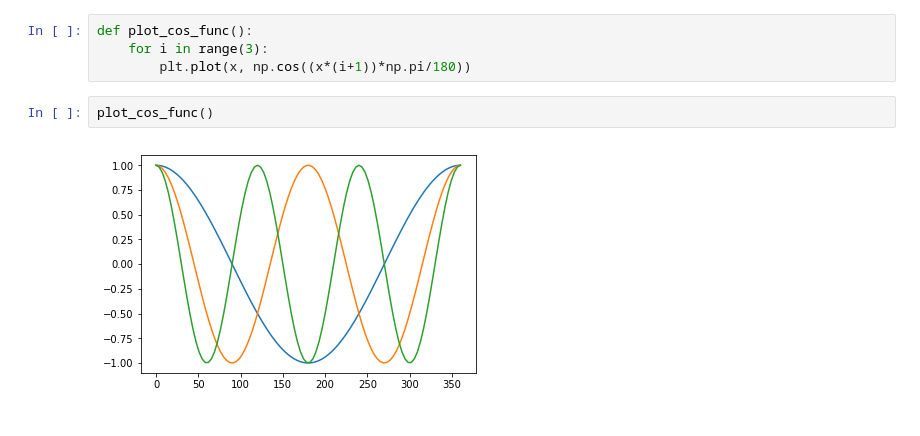
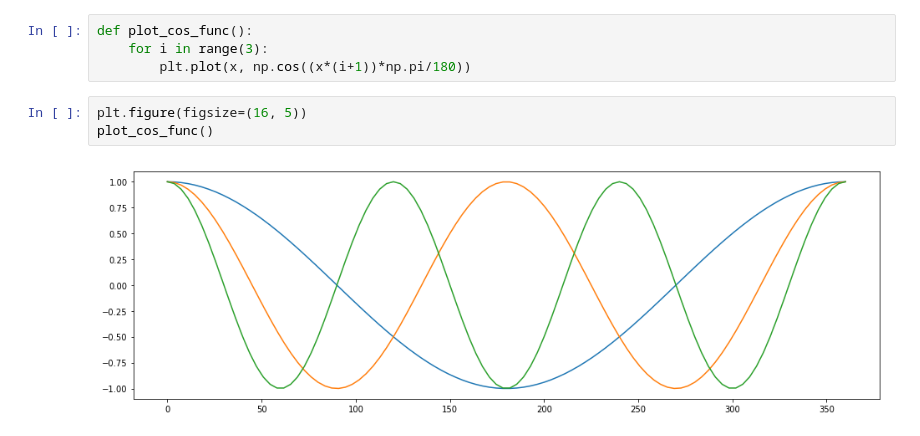
Before and after one commit to mznmel/42, a Jupyter notebook: visualization.ipynb, the cells around one changed output. Drawn from its saved outputs; the diff is of its cells as text.

```diff
--- a/visualization.ipynb
+++ b/visualization.ipynb
@@ -14,10 +14,11 @@ x = np.linspace(0, 360, 100)
 def plot_cos_func():
     for i in range(3):
         plt.plot(x, np.cos((x*(i+1))*np.pi/180))
-# %%
-plot_cos_func()
-# %% [output]
-[figure, removed]
+# %%
+plt.figure(figsize=(16, 5))
+plot_cos_func()
+# %% [output]
+[figure, added]
 # %%
 styles = ["white", "dark", "whitegrid", "darkgrid", "ticks"]
 contexts = ["notebook"] #["paper", "notebook", "talk", "poster"]
```
Also changed, not shown: parts of 1 cell of this notebook.
